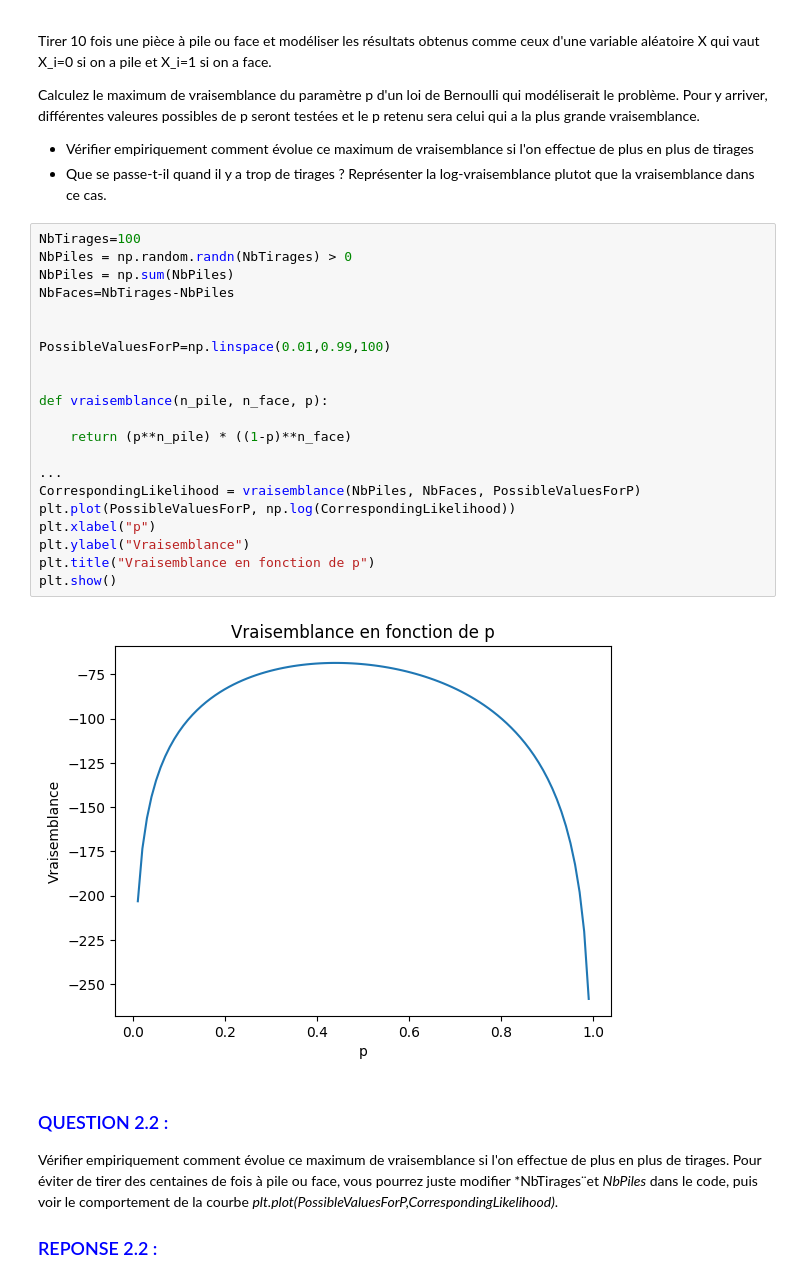
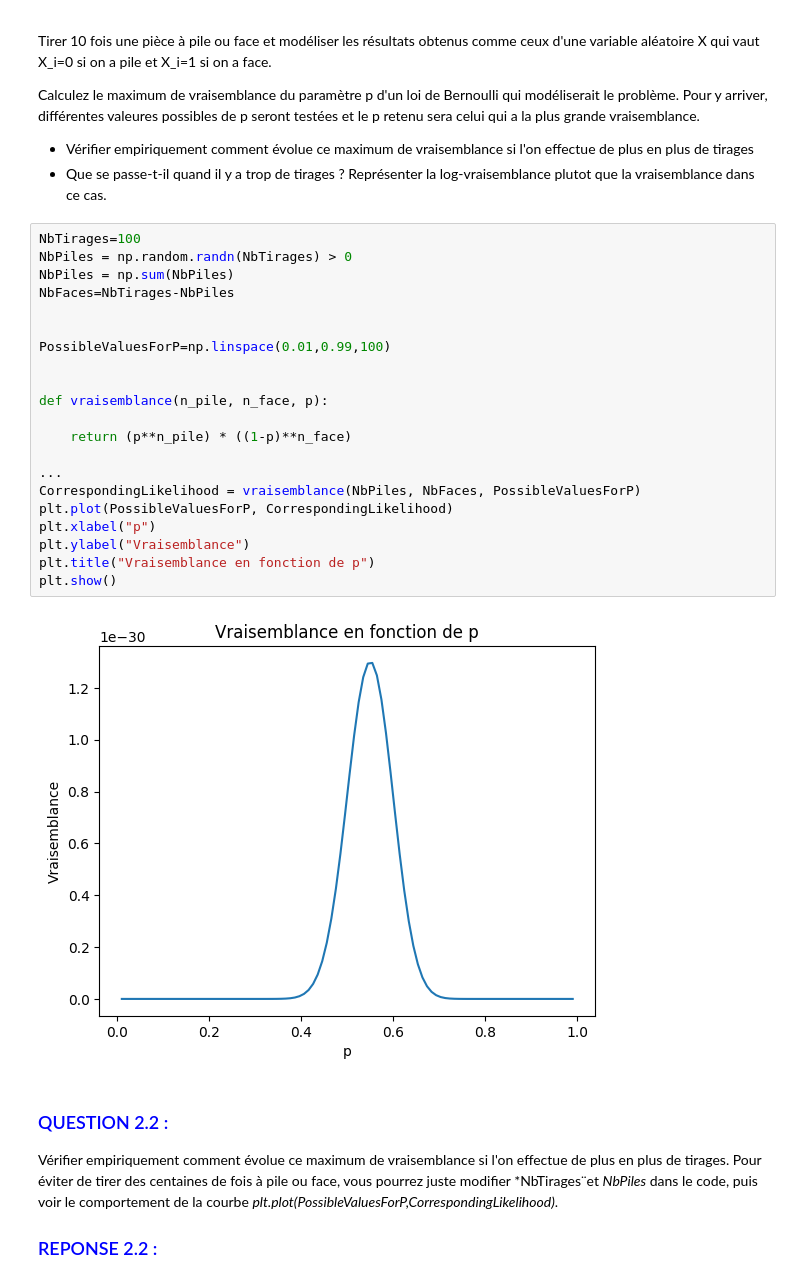
Before and after one commit to mohamed26-cyber/stat-ml, a Jupyter notebook: TPs/Exo2_MaxLikelihood.ipynb, the cells around one changed output. Drawn from its saved outputs; the diff is of its cells as text.

```diff
--- a/TPs/Exo2_MaxLikelihood.ipynb
+++ b/TPs/Exo2_MaxLikelihood.ipynb
@@ -17,26 +17,26 @@ Calculez le maximum de vraisemblance du paramètre p d'un loi de Bernoulli qui m
 # %%
 NbTirages=100
 NbPiles = np.random.randn(NbTirages) > 0
 NbPiles = np.sum(NbPiles)
 NbFaces=NbTirages-NbPiles
 
 
 PossibleValuesForP=np.linspace(0.01,0.99,100)
 
 
 def vraisemblance(n_pile, n_face, p):
 
     return (p**n_pile) * ((1-p)**n_face)
 
 ...
 CorrespondingLikelihood = vraisemblance(NbPiles, NbFaces, PossibleValuesForP)
-plt.plot(PossibleValuesForP, np.log(CorrespondingLikelihood))
+plt.plot(PossibleValuesForP, CorrespondingLikelihood)
 plt.xlabel("p")
 plt.ylabel("Vraisemblance")
 plt.title("Vraisemblance en fonction de p")
 plt.show()
 # %% [output]
-[figure, old version]
+[figure, new version]
 # %% [markdown]
 
 ### <span style="color:blue">QUESTION 2.2 :</span>
```
Also changed, not shown: parts of 1 cell of this notebook, 1 other file.
